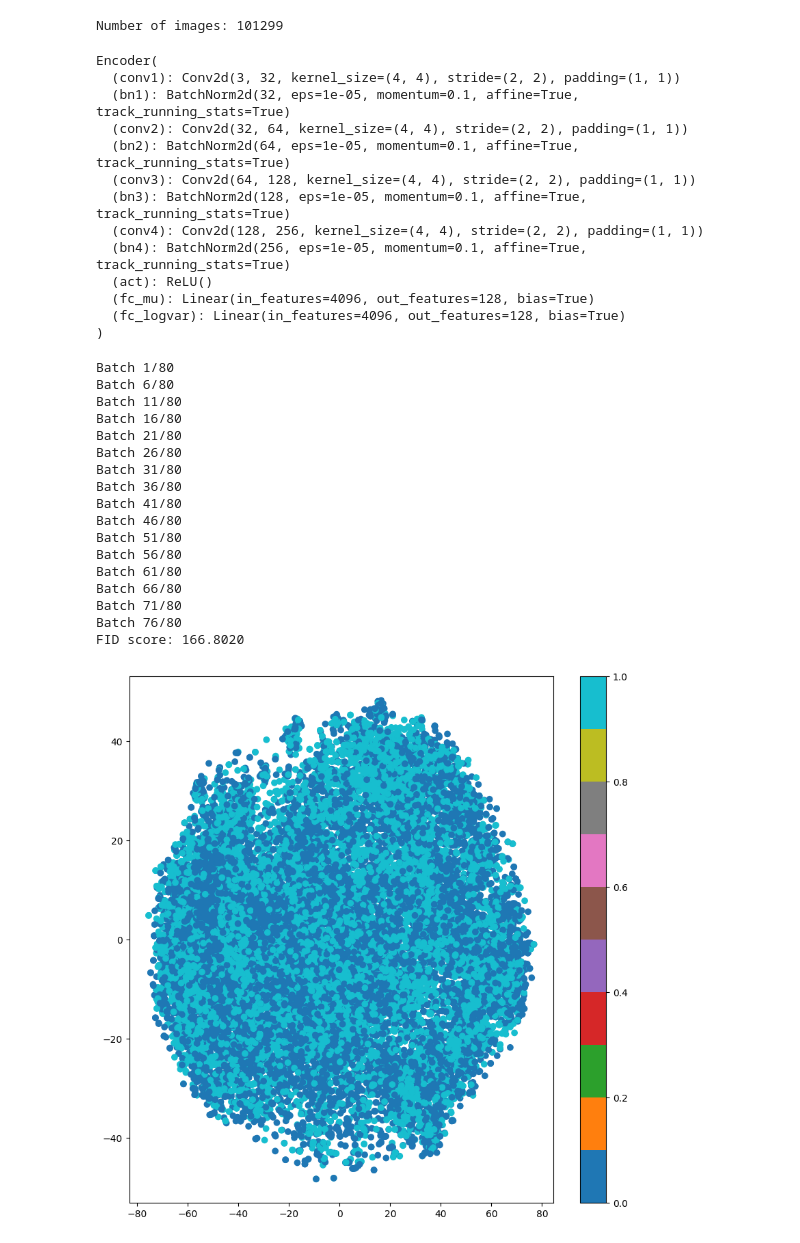
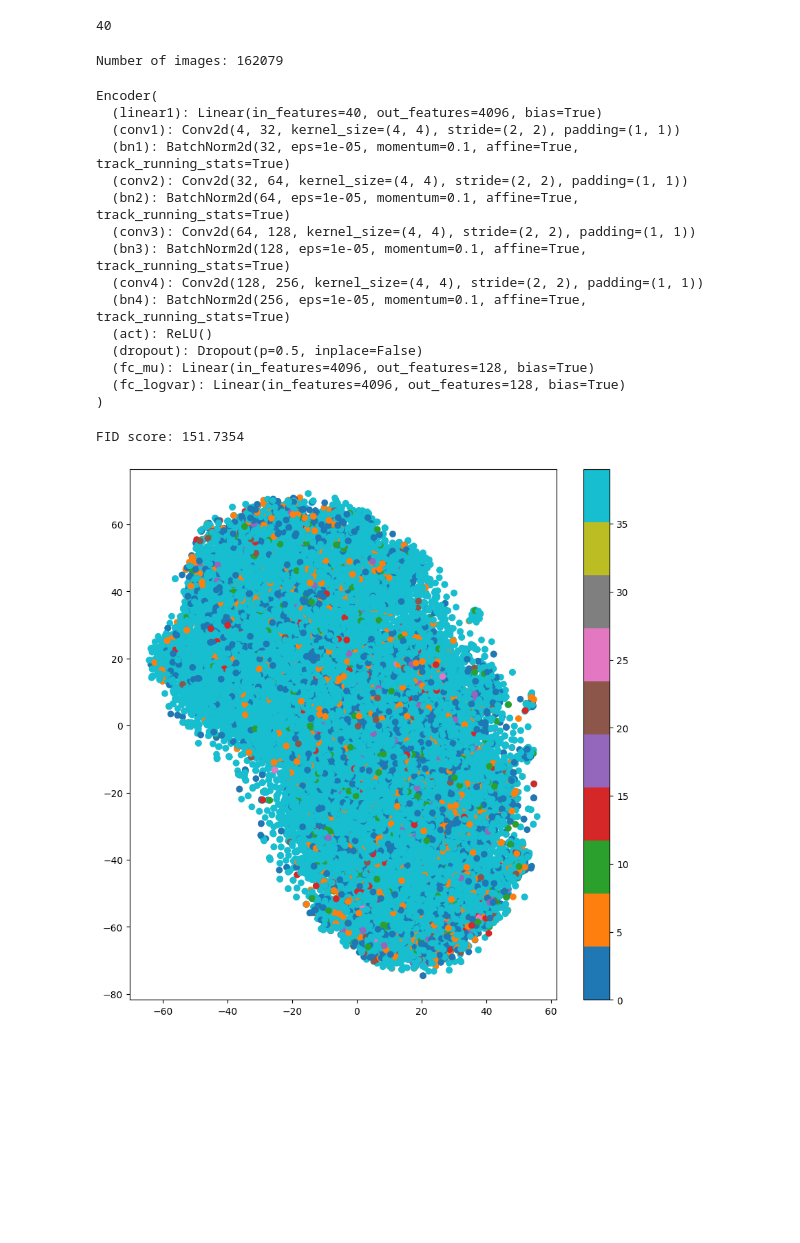
Before and after one commit to syedfahimahmed/vae_facial_image_generation, a Jupyter notebook: Code/experiment.ipynb, the cells around one changed output. Saved outputs shown, nothing was run; the diff lists cells and outputs as text; code cells hidden in the pictures; blank space fills up the shorter version.

```diff
--- a/Code/experiment.ipynb
+++ b/Code/experiment.ipynb
@@ -19,3 +14,14 @@ from torchmetrics.image.fid import FrechetInceptionDistance
+# %%
+# Read the attributes CSV file
+attributes_df = pd.read_csv("./data/list_attr_celeba.csv")
+# Change -1 values in the dataframe to 0
+# attributes_df.replace(to_replace=-1, value=0, inplace=True)
+
+# Number of attributes
+n_attributes = attributes_df.shape[1] - 1
+print(n_attributes)
+# %% [output]
+40
 # %%
 # Set random seed for reproducibility
 torch.manual_seed(0)
@@ -23,7 +29,7 @@ torch.manual_seed(0)
 # Load and split the CelebA dataset
 celeba_data_path = './data/img_align_celeba/img_align_celeba/'
 
-dataset = CelebADataset(celeba_data_path, transform=TRAIN_TRANSFORM)
+dataset = CelebADataset(celeba_data_path, attributes_df, transform=TRAIN_TRANSFORM)
 
 train_size = int(0.8 * len(dataset))
 val_size = len(dataset) - train_size
@@ -35,11 +41,11 @@ val_loader = DataLoader(
 # Create the VAE model and optimizer
 device = torch.device('cuda' if torch.cuda.is_available() else 'cpu')
 # %% [output]
-Number of images: 101299
+Number of images: 162079
 # %%
-model = VAE(latent_dim).to(device)
+model = CVAE(latent_dim, n_attributes).to(device)
 
-model.load_state_dict(torch.load('./saved_models/vae.pth'))
+model.load_state_dict(torch.load('./saved_models/cvae2.pth'))
 encoder = model.encoder
 encoder = encoder.to(device)
 
@@ -47,7 +53,8 @@ model.eval()
 encoder.eval()
 # %% [output]
 Encoder(
-  (conv1): Conv2d(3, 32, kernel_size=(4, 4), stride=(2, 2), padding=(1, 1))
+  (linear1): Linear(in_features=40, out_features=4096, bias=True)
+  (conv1): Conv2d(4, 32, kernel_size=(4, 4), stride=(2, 2), padding=(1, 1))
   (bn1): BatchNorm2d(32, eps=1e-05, momentum=0.1, affine=True, track_running_stats=True)
   (conv2): Conv2d(32, 64, kernel_size=(4, 4), stride=(2, 2), padding=(1, 1))
   (bn2): BatchNorm2d(64, eps=1e-05, momentum=0.1, affine=True, track_running_stats=True)
@@ -56,52 +63,49 @@ Encoder(
   (conv4): Conv2d(128, 256, kernel_size=(4, 4), stride=(2, 2), padding=(1, 1))
   (bn4): BatchNorm2d(256, eps=1e-05, momentum=0.1, affine=True, track_running_stats=True)
   (act): ReLU()
+  (dropout): Dropout(p=0.5, inplace=False)
   (fc_mu): Linear(in_features=4096, out_features=128, bias=True)
   (fc_logvar): Linear(in_features=4096, out_features=128, bias=True)
 )
 # %%
 fid_score = FrechetInceptionDistance(n_features=64).to(device)
 
 latent_rep = []
 labels = []
 
 with torch.no_grad():
-    for i, (imgs, label) in enumerate(val_loader):
+    for imgs, label in tqdm(val_loader, desc=f"Epoch [{0}/{1}]"):
         imgs = imgs.to(device)
-        x, _, _ = encoder(imgs)
+        label_one_hot = label.to(device)
+        x, _, _ = encoder(imgs, label_one_hot)
+
+        # get the last column of the label
+        label_to_assign = []
+
+        for l in label:
+            if l[-1] == 1:
+                label_to_assign.append(len(l) - 1)
+            else:
+                for i, attr in enumerate(l):
+                    if attr == 1:
+                        label_to_assign.append(i)
+                        break
+
         latent_rep.append(x.cpu().numpy())
-        labels.append(label)
-        z, _, _ = model(imgs)
+        labels.append(label_to_assign)
+
+        z, _, _ = model(imgs, label_one_hot)
 
         fid_score = get_fid_score(fid_score, imgs, z)
-
-        if i % 5 == 0:
-            print(f'Batch {i+1}/{len(val_loader)}')
 
 print(f'FID score: {fid_score.compute():.4f}')
 
 labels = np.concatenate(labels, axis=0)
 latent_rep = np.concatenate(latent_rep, axis=0)
 
 tsne = get_tsne(latent_rep, no_components=2)
 
 plot_representation(latent_rep=tsne, labels=labels)
 # %% [output]
-Batch 1/80
-Batch 6/80
-Batch 11/80
-Batch 16/80
-Batch 21/80
-Batch 26/80
-Batch 31/80
-Batch 36/80
-Batch 41/80
-Batch 46/80
-Batch 51/80
-Batch 56/80
-Batch 61/80
-Batch 66/80
-Batch 71/80
-Batch 76/80
-FID score: 166.8020
+FID score: 151.7354
-[figure, old version]
+[figure, new version]
```
Also changed, not shown: parts of 2 cells of this notebook, 2 other files.
